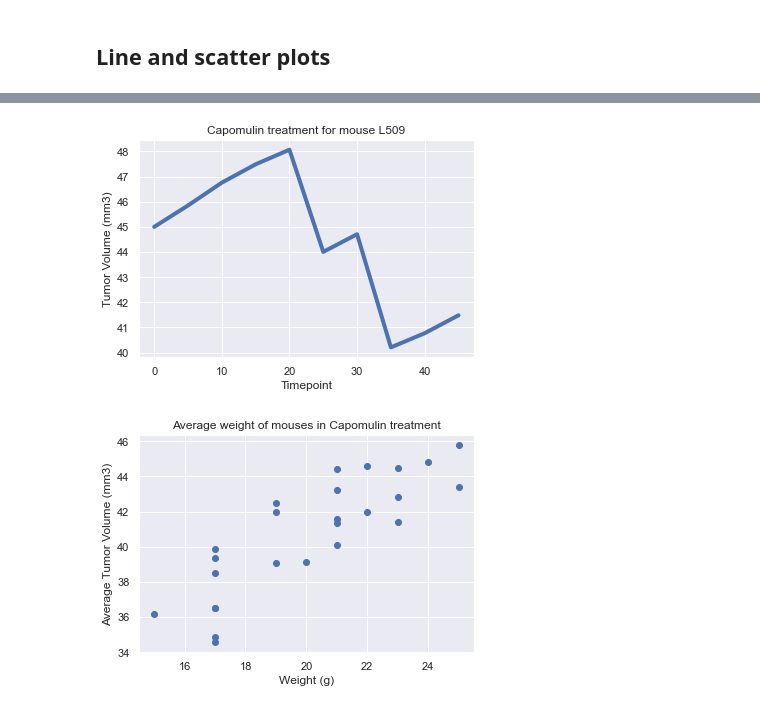
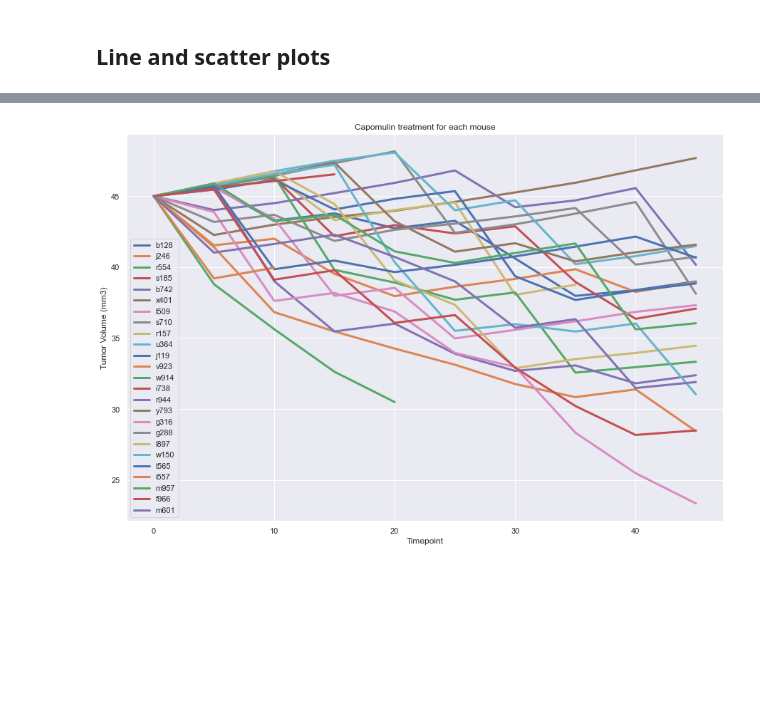
Before and after one commit to cckuqui/Matplotlib-challenge, a Jupyter notebook: main.ipynb, the cells around one changed output, grey strips where cells are left out. Drawn from its saved outputs; the diff is of its cells as text; code cells hidden in the pictures; blank space fills up the shorter version.

Commit message:
line plot with all mouses in Campomulin treatment

```diff
--- a/main.ipynb
+++ b/main.ipynb
@@ -189,30 +270,21 @@ plt.show()
 # %%
 # Generate a line plot of time point versus tumor volume for a mouse treated with Capomulin
-x_values_plot = mouse_results.loc[mouse_results['Drug Regimen']=='Capomulin']['Timepoint'][mouse_results['Mouse ID']=='l509']
-y_values_plot = mouse_results.loc[mouse_results['Drug Regimen']=='Capomulin']['Tumor Volume (mm3)'][mouse_results['Mouse ID']=='l509']
+fig, ax = plt.subplots()
 
-plt.plot(x_values_plot,y_values_plot, linewidth=4)
-plt.title('Capomulin treatment for mouse L509')
+# plot_line =
+mouse_capo.groupby('Mouse ID').plot.line(
+    x = 'Timepoint',
+    y = 'Tumor Volume (mm3)',
+    ax = ax,
+    legend = False,
+    figsize = (15, 10),
+    linewidth = 3
+)
+plt.title('Capomulin treatment for each mouse')
+ax.legend(mouse_capo['Mouse ID'])
+plt.rc('axes', prop_cycle = (cycler('color', (sns.color_palette("hls", 25)))))
 plt.xlabel('Timepoint')
 plt.ylabel('Tumor Volume (mm3)')
 plt.show()
 # %% [output]
-[figure, old version]
+[figure, new version]
-# %%
-# Generate a scatter plot of mouse weight versus average tumor volume for the Capomulin regimen
-mouse_capo = mouse_results.loc[mouse_results['Drug Regimen']=='Capomulin']
-mouse_bymouse = mouse_capo.groupby('Mouse ID')
-mouse_byID = mouse_capo.loc[:,['Mouse ID','Weight (g)']].drop_duplicates()
-
-scatter_pd = pd.merge(mouse_byID,pd.DataFrame(mouse_bymouse['Tumor Volume (mm3)'].mean()),on='Mouse ID')
-
-x_values_scatter = scatter_pd['Weight (g)']
-y_values_scatter = scatter_pd['Tumor Volume (mm3)']
-
-plt.scatter(x_values_scatter,y_values_scatter)
-plt.title('Average weight of mouses in Capomulin treatment')
-plt.xlabel('Weight (g)')
-plt.ylabel('Average Tumor Volume (mm3)')
-plt.show()
-# %% [output]
-[figure, removed]
```
Also changed, not shown: parts of 9 cells of this notebook.
